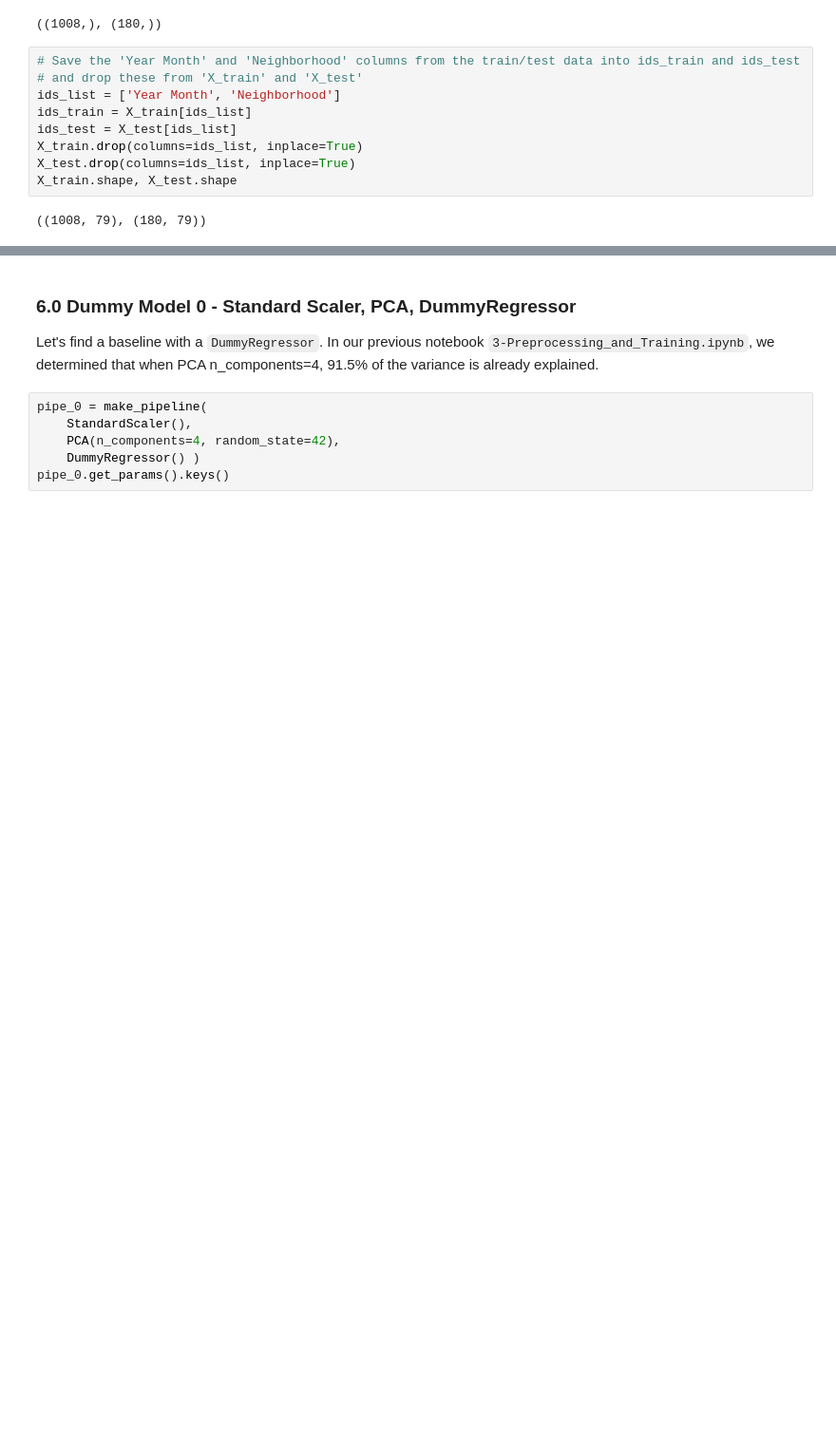
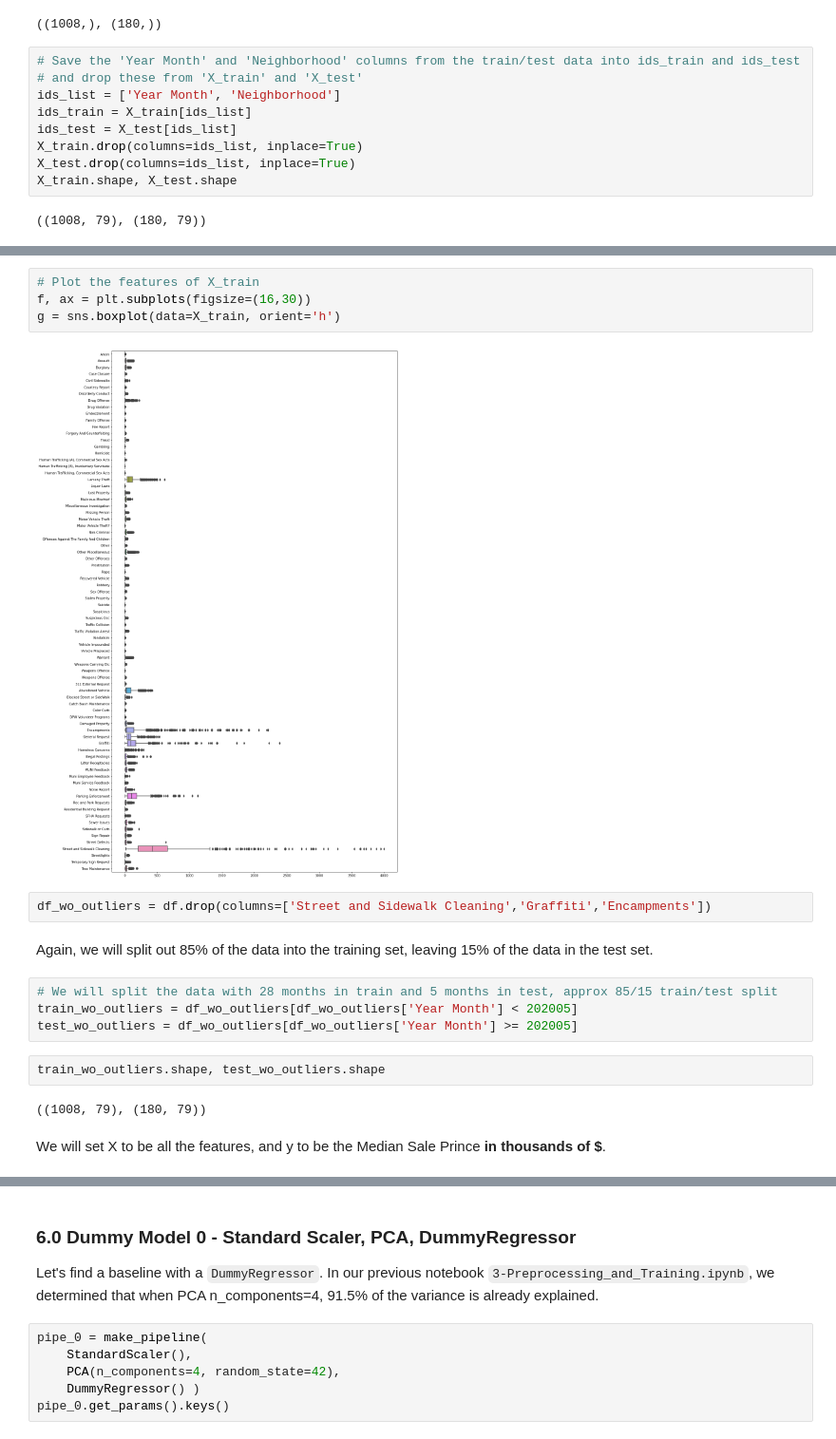
Before and after one commit to fontainelam/SF-PoliceIncidents-311-Housing, a Jupyter notebook: notebooks/4-Modeling.ipynb, the cells around one changed output, grey strips where cells are left out. Shown: that part at 95% size. Drawn from its saved outputs; the diff is of its cells as text; blank space fills up the shorter version.

```diff
--- a/notebooks/4-Modeling.ipynb
+++ b/notebooks/4-Modeling.ipynb
@@ -114,0 +135,20 @@ X_train.shape, X_test.shape
+# %%
+# Plot the features of X_train
+f, ax = plt.subplots(figsize=(16,30))
+g = sns.boxplot(data=X_train, orient='h')
+# %% [output]
+[figure, added]
+# %%
+df_wo_outliers = df.drop(columns=['Street and Sidewalk Cleaning','Graffiti','Encampments'])
+# %% [markdown]
+Again, we will split out 85% of the data into the training set, leaving 15% of the data in the test set.
+# %%
+# We will split the data with 28 months in train and 5 months in test, approx 85/15 train/test split
+train_wo_outliers = df_wo_outliers[df_wo_outliers['Year Month'] < 202005]
+test_wo_outliers = df_wo_outliers[df_wo_outliers['Year Month'] >= 202005]
+# %%
+train_wo_outliers.shape, test_wo_outliers.shape
+# %% [output]
+((1008, 79), (180, 79))
+# %% [markdown]
+We will set X to be all the features, and y to be the Median Sale Prince __in thousands of $__.
```
Also changed, not shown: parts of 72 cells of this notebook.
